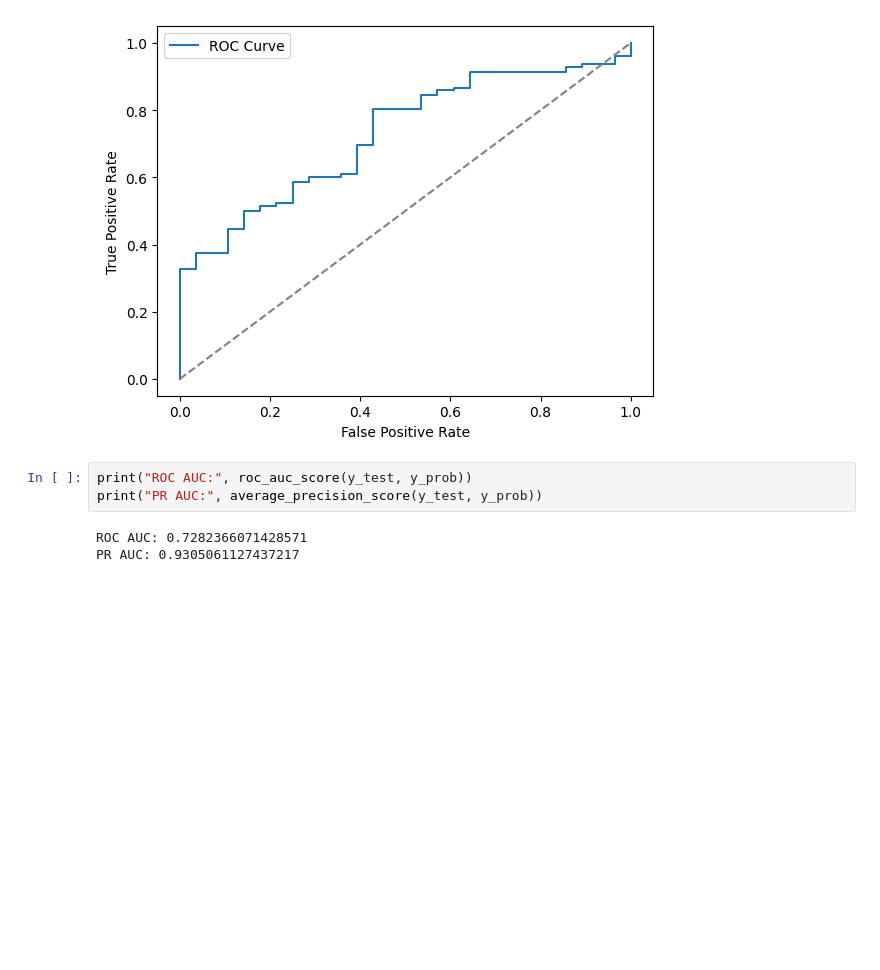
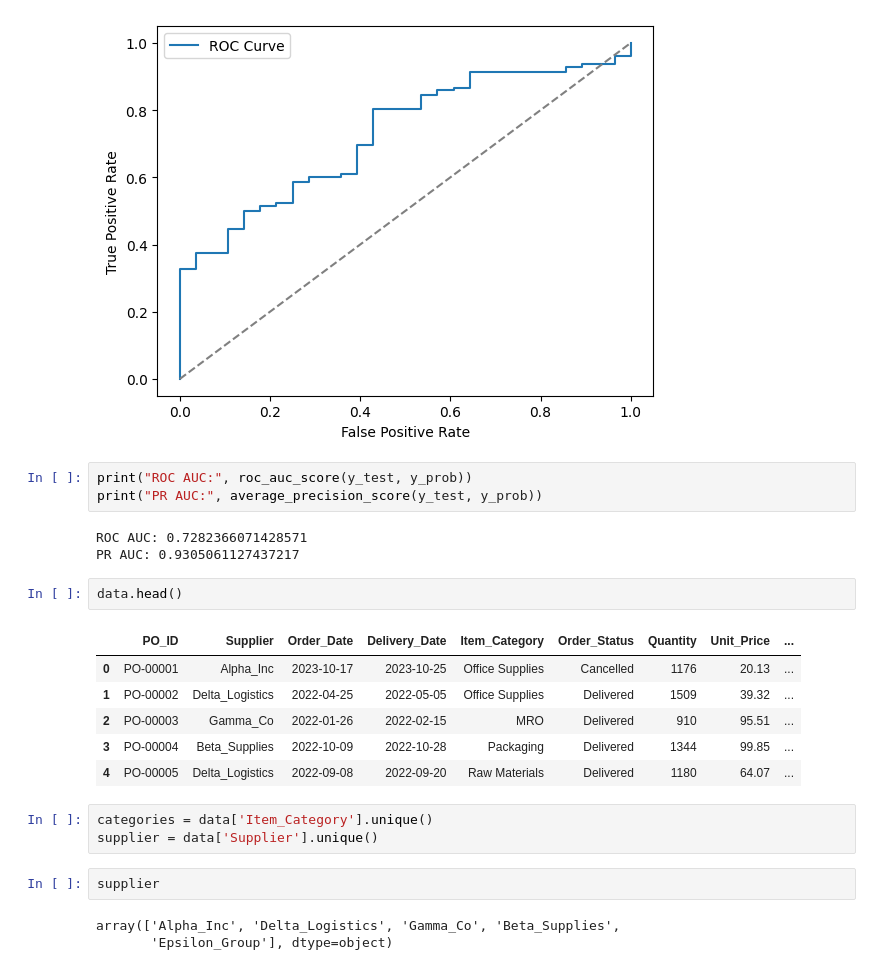
Before and after one commit to OldAlexhub/Procurement-AI-Agent, a Jupyter notebook: notebooks/notebook.ipynb, the cells around one changed output. Saved outputs shown, nothing was run; the diff lists cells and outputs as text; blank space fills up the shorter version.

```diff
--- a/notebooks/notebook.ipynb
+++ b/notebooks/notebook.ipynb
@@ -221,3 +221,20 @@ print("PR AUC:", average_precision_score(y_test, y_prob))
 # %% [output]
 ROC AUC: 0.7282366071428571
 PR AUC: 0.9305061127437217
+# %%
+data.head()
+# %% [output]
+|  | PO_ID | Supplier | Order_Date | Delivery_Date | Item_Category | Order_Status | Quantity | Unit_Price | ... |
+| 0 | PO-00001 | Alpha_Inc | 2023-10-17 | 2023-10-25 | Office Supplies | Cancelled | 1176 | 20.13 | ... |
+| 1 | PO-00002 | Delta_Logistics | 2022-04-25 | 2022-05-05 | Office Supplies | Delivered | 1509 | 39.32 | ... |
+| 2 | PO-00003 | Gamma_Co | 2022-01-26 | 2022-02-15 | MRO | Delivered | 910 | 95.51 | ... |
+| 3 | PO-00004 | Beta_Supplies | 2022-10-09 | 2022-10-28 | Packaging | Delivered | 1344 | 99.85 | ... |
+| 4 | PO-00005 | Delta_Logistics | 2022-09-08 | 2022-09-20 | Raw Materials | Delivered | 1180 | 64.07 | ... |
+# %%
+categories = data['Item_Category'].unique()
+supplier = data['Supplier'].unique()
+# %%
+supplier
+# %% [output]
+array(['Alpha_Inc', 'Delta_Logistics', 'Gamma_Co', 'Beta_Supplies',
+       'Epsilon_Group'], dtype=object)
```
Also changed, not shown: 1 other file.
